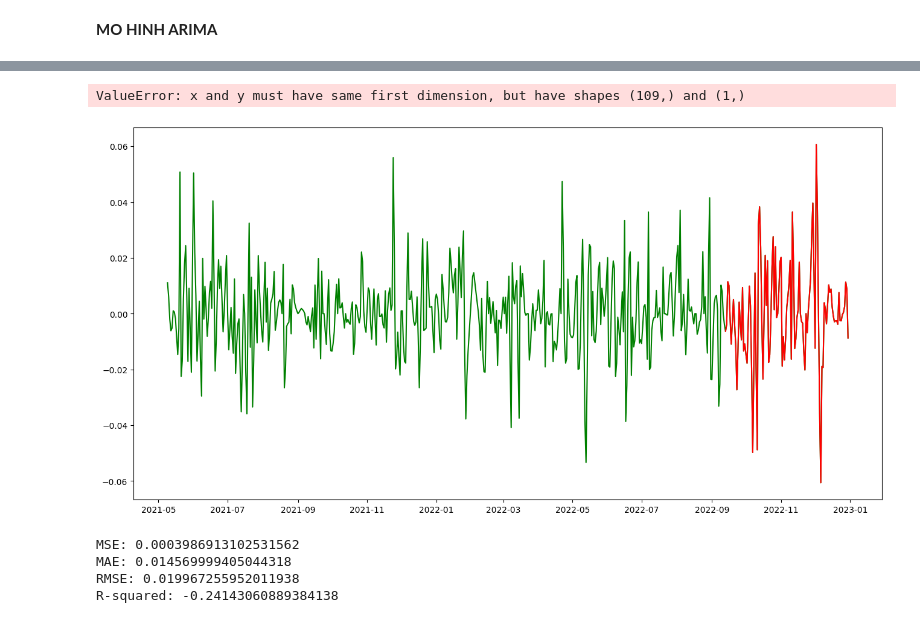
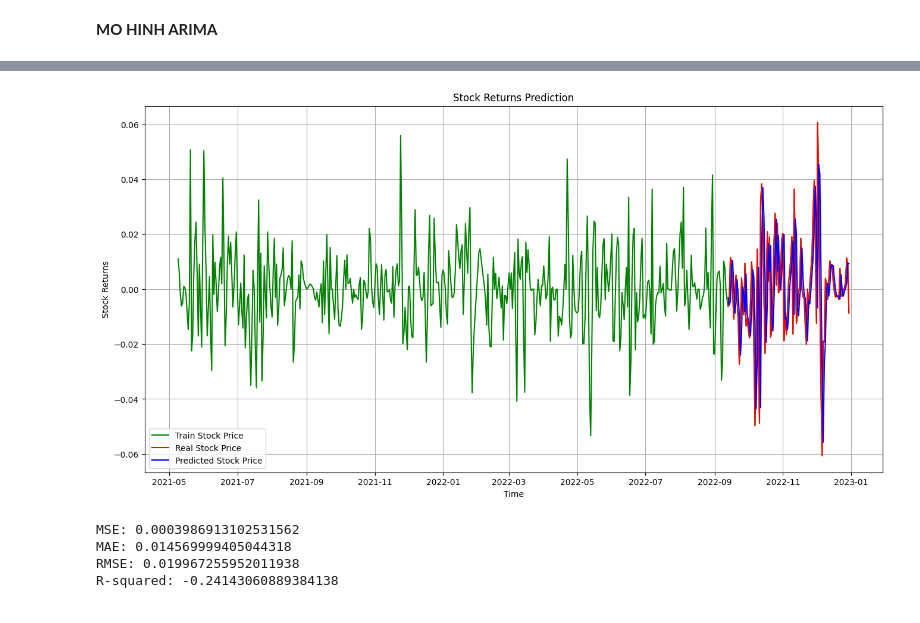
Before and after one commit to Toricat/Predicting_Vietnamese_Stock, a Jupyter notebook: arima/model.ipynb, the cells around one changed output, grey strips where cells are left out. Cells and saved outputs as stored; diff of their text form; code cells hidden in the pictures.

```diff
--- a/arima/model.ipynb
+++ b/arima/model.ipynb
@@ -374,10 +363,9 @@ SARIMAX Results
 Warnings:
 [1] Covariance matrix calculated using the outer product of gradients (complex-step).
 # %%
-visualization_result(test_data['Daily_Returns'],predictions,stock_cleaned['Daily_Returns'],title ="Returns",save="arima_model_returns.pdf")
+plot_returns_predict =visualization_result(test_data['Daily_Returns'],predictions,stock_cleaned['Daily_Returns'],title ="Returns",save="../static/img/arima_model_returns.png")
 # %% [output]
-ValueError: x and y must have same first dimension, but have shapes (109,) and (1,)
-[figure, old version]
+[figure, new version]
 # %%
 # train_arima = train_data['Daily_Returns']
 # test_arima = test_data['Daily_Returns']
```
Also changed, not shown: parts of 14 cells of this notebook, 8 other files.
